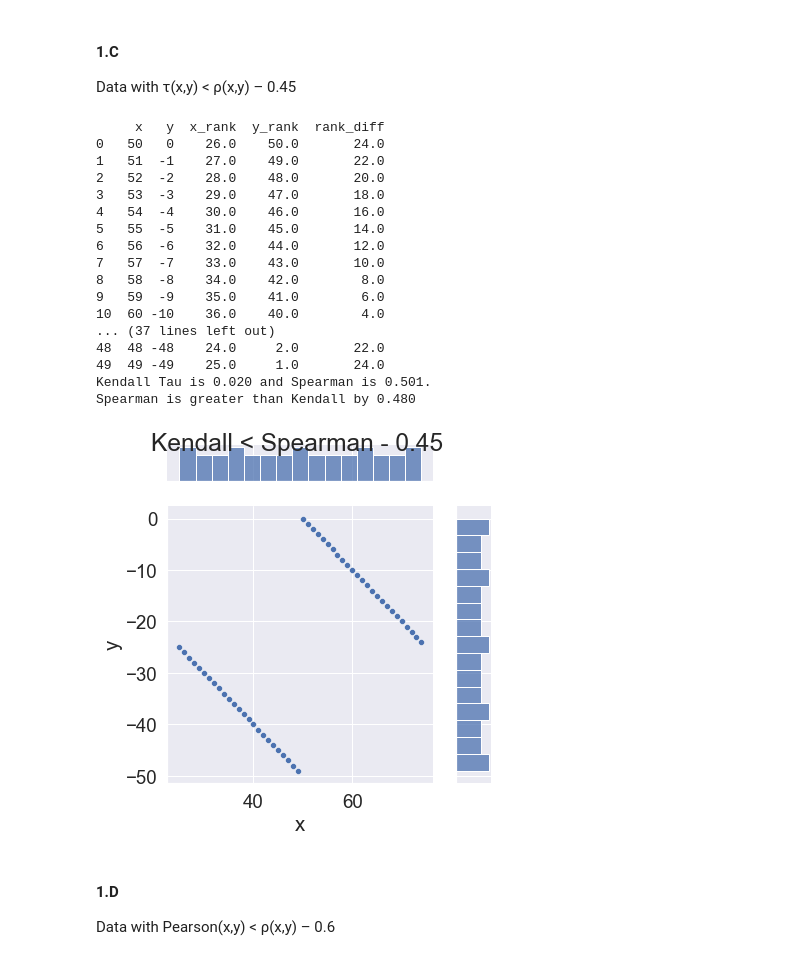
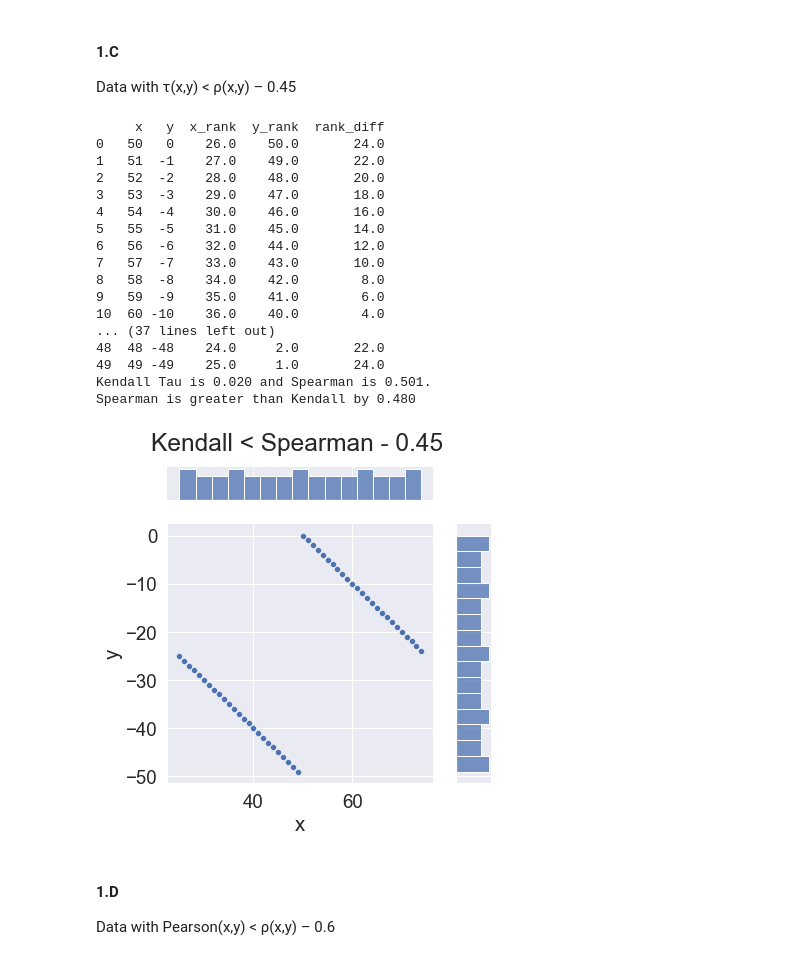
Before and after one commit to EyalMichaeli/IDC_masters, a Jupyter notebook: SnDA/HW3/HW3.ipynb, the cells around one changed output. Drawn from its saved outputs; the diff is of its cells as text; code cells hidden in the pictures.

```diff
--- a/SnDA/HW3/HW3.ipynb
+++ b/SnDA/HW3/HW3.ipynb
@@ -25,6 +25,7 @@ import itertools
 sns.set(rc={'figure.figsize':(14, 7)})
 sns.set(font_scale = 1.7)
 plt.rcParams['figure.figsize'] = (15, 8)
+sns.set(style="darkgrid")
 # %% [markdown]
 ### Question 1 - Correlations (15 points)
 # %% [markdown]
@@ -134,35 +135,35 @@ x[:25] = x[:25] + 50
 df = pd.DataFrame([x,y]).T
 df.columns=['x','y']
 df['x_rank'] = df['x'].rank()
 df['y_rank'] = df['y'].rank()
 df['rank_diff'] = abs(df['x_rank'] - df['y_rank'])
 kendall = df.corr(method='kendall').loc['x'].iloc[1]
 spearman = df.corr(method='spearman').loc['x'].iloc[1]
 s_k = sns.jointplot(x=df['x'], y=df['y'], marginal_kws=dict(bins=15))
 s_k.fig.suptitle("Kendall < Spearman - 0.45")
 s_k.fig.tight_layout()
-s_k.fig.subplots_adjust(top=0.95)
+s_k.fig.subplots_adjust(top=0.9)
 print(df)
 print(f'Kendall Tau is {kendall:.3f} and Spearman is {spearman:.3f}. \nSpearman is greater than Kendall by {(spearman - kendall):.3f}')
 # %% [output]
      x   y  x_rank  y_rank  rank_diff
 0   50   0    26.0    50.0       24.0
 1   51  -1    27.0    49.0       22.0
 2   52  -2    28.0    48.0       20.0
 3   53  -3    29.0    47.0       18.0
 4   54  -4    30.0    46.0       16.0
 5   55  -5    31.0    45.0       14.0
 6   56  -6    32.0    44.0       12.0
 7   57  -7    33.0    43.0       10.0
 8   58  -8    34.0    42.0        8.0
 9   59  -9    35.0    41.0        6.0
 10  60 -10    36.0    40.0        4.0
 ... (37 lines left out)
 48  48 -48    24.0     2.0       22.0
 49  49 -49    25.0     1.0       24.0
 Kendall Tau is 0.020 and Spearman is 0.501.
 Spearman is greater than Kendall by 0.480
-[figure, old version]
+[figure, new version]
 # %% [markdown]
 #### 1.D
 Data with Pearson(x,y) < ρ(x,y) – 0.6
```
Also changed, not shown: parts of 26 cells of this notebook.
